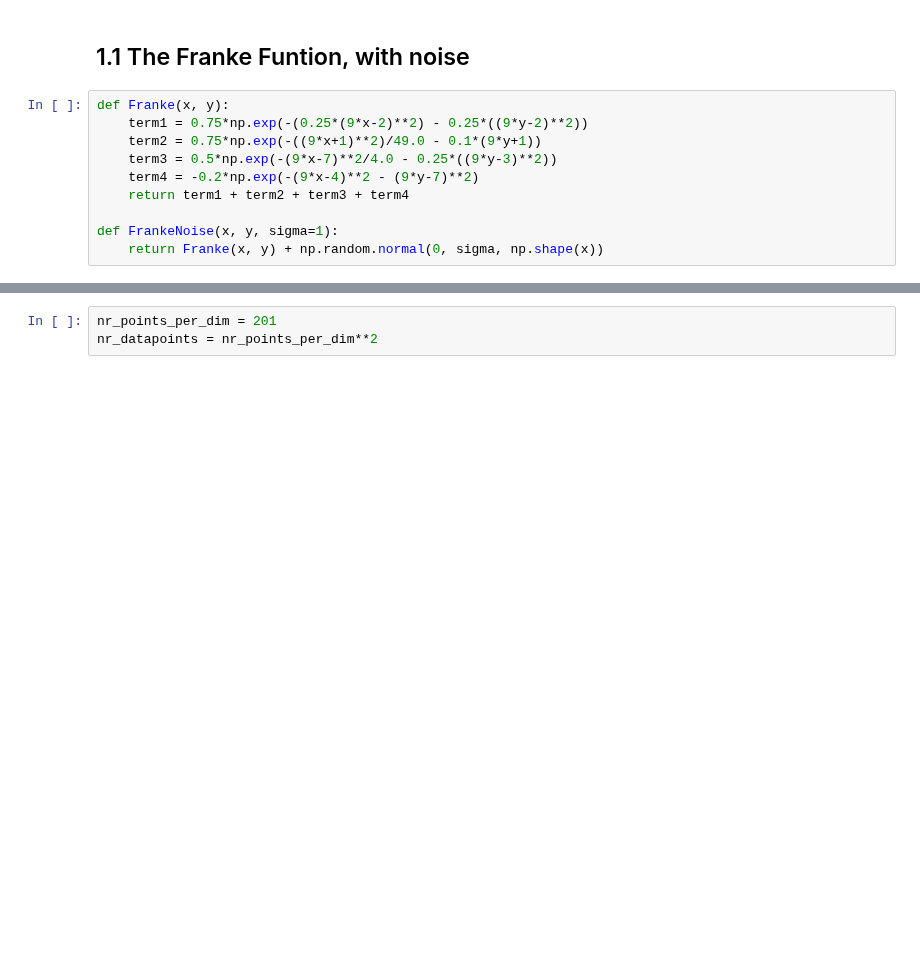
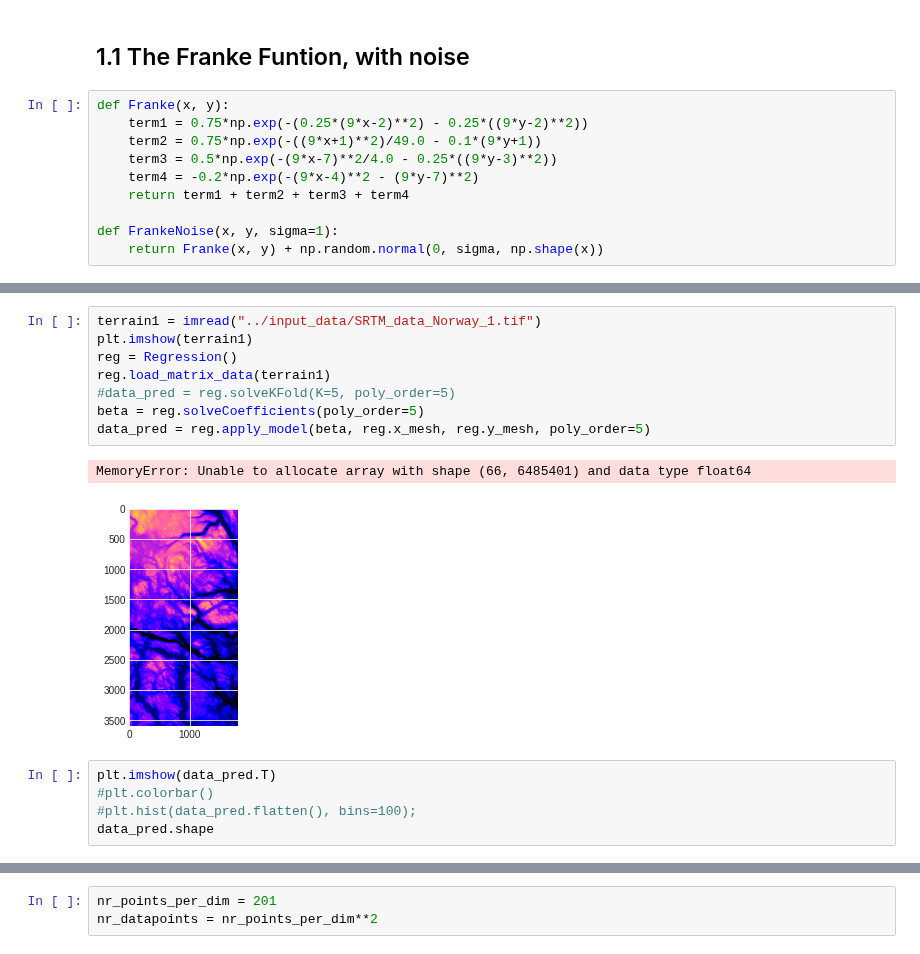
Before and after one commit to asdfbat/FYS-STK4155, a Jupyter notebook: Project1/jupyter/testing.ipynb, the cells around one changed output, grey strips where cells are left out. Drawn from its saved outputs; the diff is of its cells as text; blank space fills up the shorter version.

Commit message:
wrote test/train func into regression class, and started testing on real data

```diff
--- a/Project1/jupyter/testing.ipynb
+++ b/Project1/jupyter/testing.ipynb
@@ -116,0 +148,16 @@ def FrankeNoise(x, y, sigma=1):
+# %%
+terrain1 = imread("../input_data/SRTM_data_Norway_1.tif")
+plt.imshow(terrain1)
+reg = Regression()
+reg.load_matrix_data(terrain1)
+#data_pred = reg.solveKFold(K=5, poly_order=5)
+beta = reg.solveCoefficients(poly_order=5)
+data_pred = reg.apply_model(beta, reg.x_mesh, reg.y_mesh, poly_order=5)
+# %% [output]
+MemoryError: Unable to allocate array with shape (66, 6485401) and data type float64
+[figure, added]
+# %%
+plt.imshow(data_pred.T)
+#plt.colorbar()
+#plt.hist(data_pred.flatten(), bins=100);
+data_pred.shape
```
Also changed, not shown: parts of 24 cells of this notebook.
